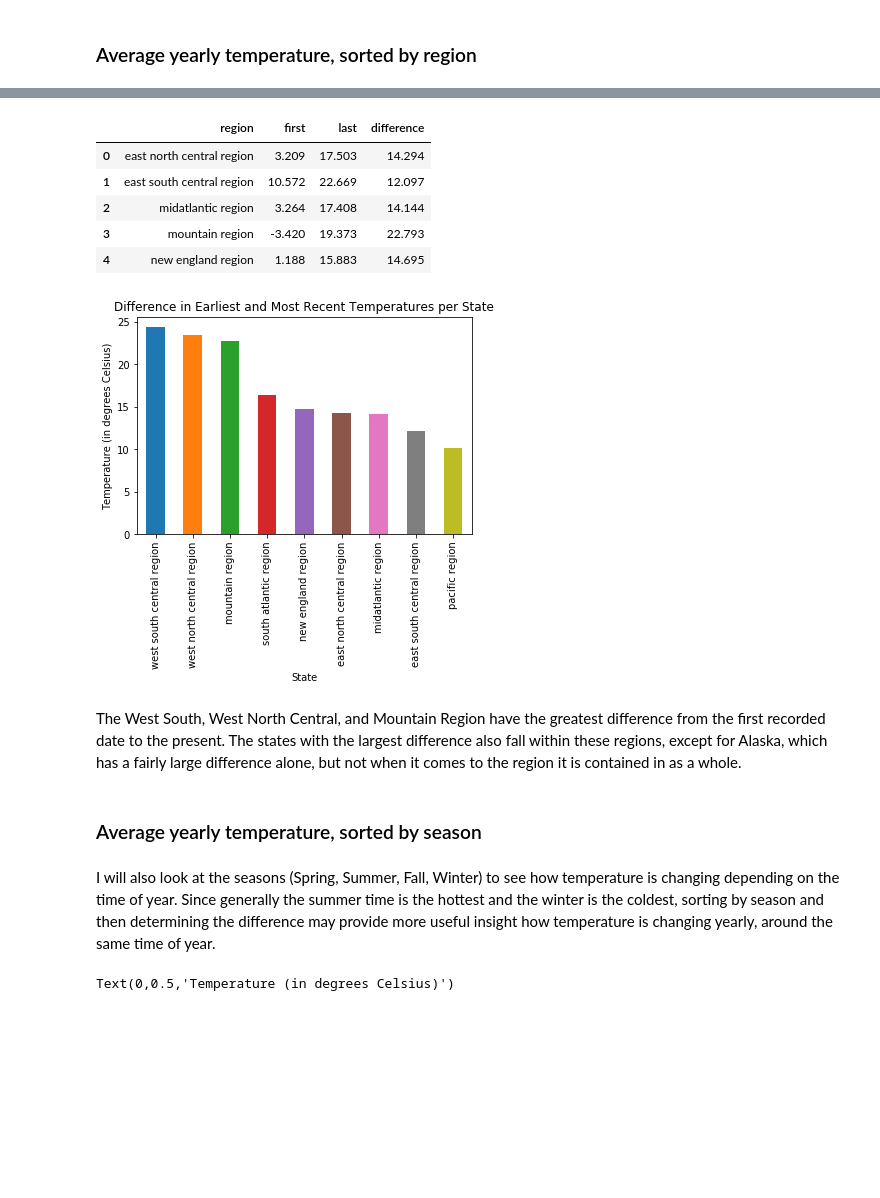
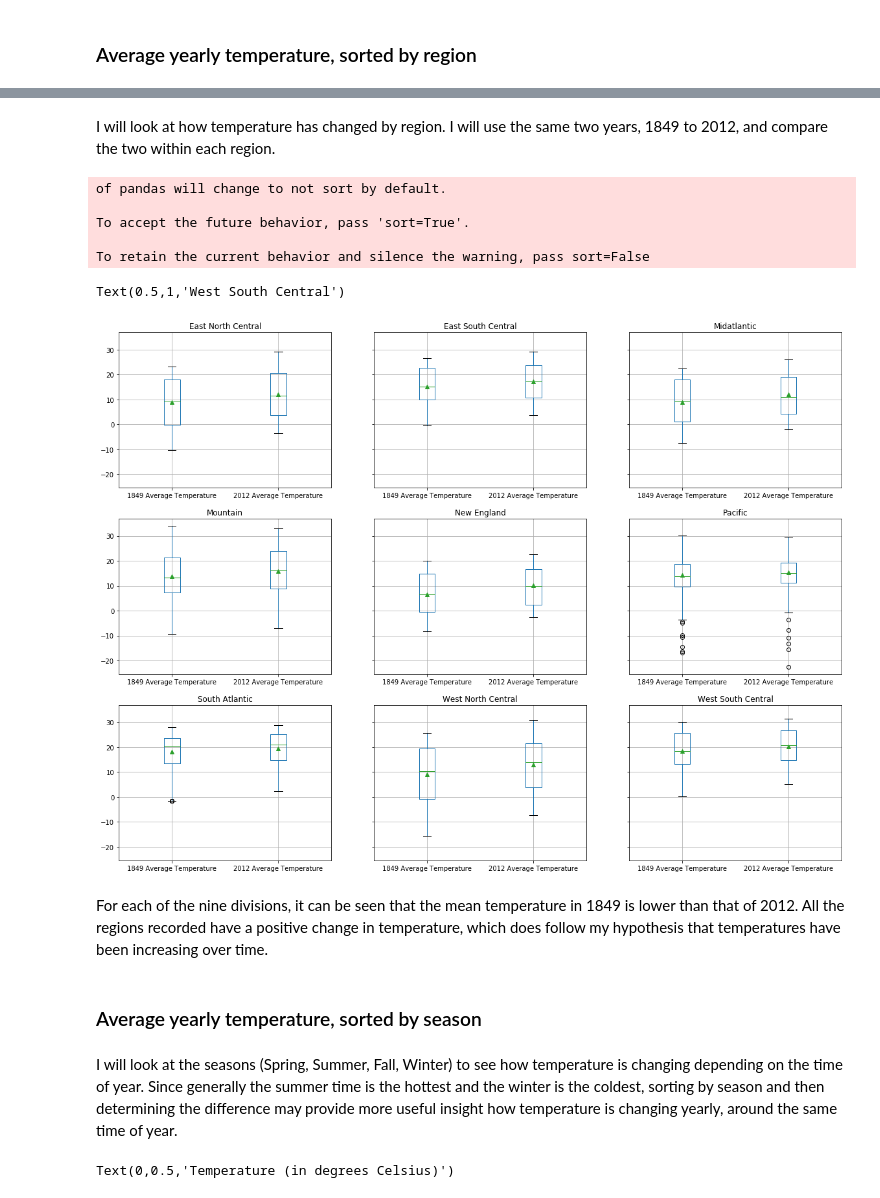
Before and after one commit to karahahn/Springboard_Capstone1, a Jupyter notebook: Data Storytelling.ipynb, the cells around one changed output, grey strips where cells are left out. Drawn from its saved outputs; the diff is of its cells as text; code cells hidden in the pictures; blank space fills up the shorter version.

```diff
--- a/Data Storytelling.ipynb
+++ b/Data Storytelling.ipynb
@@ -370,24 +288,2 @@ Sorting by regions, there is a more concise view, and it can be noted that the p
-# %%
-# obtain the first (oldest) and last (most recent) temperature value for each region
-first_last_region = temp_county_region.copy()
-first_last_region = first_last_region[['region','year','AverageTemperature']]
-first_last_region = first_last_region.groupby('region').AverageTemperature.agg(['first', 'last'])
-first_last_region['difference'] = first_last_region['last'] - first_last_region['first']
-first_last_region.reset_index().head()
-# %% [output]
-|  | region | first | last | difference |
-| 0 | east north central region | 3.209 | 17.503 | 14.294 |
-| 1 | east south central region | 10.572 | 22.669 | 12.097 |
-| 2 | midatlantic region | 3.264 | 17.408 | 14.144 |
-| 3 | mountain region | -3.420 | 19.373 | 22.793 |
-| 4 | new england region | 1.188 | 15.883 | 14.695 |
-# %%
-first_last_region['difference'].sort_values(ascending=False).plot.bar()
-plt.title('Difference in Earliest and Most Recent Temperatures per State')
-plt.xlabel('State')
-plt.ylabel('Temperature (in degrees Celsius)')
-plt.show()
-# %% [output]
-[figure, removed]
-# %% [markdown]
-The West South, West North Central, and Mountain Region have the greatest difference from the first recorded date to the present. The states with the largest difference also fall within these regions, except for Alaska, which has a fairly large difference alone, but not when it comes to the region it is contained in as a whole.
+# %% [markdown]
+I will look at how temperature has changed by region. I will use the same two years, 1849 to 2012, and compare the two within each region.
@@ -394,8 +326,56 @@ The West South, West North Central, and Mountain Region have the greatest differ
+# %%
+fig, ax = plt.subplots(3,3, sharey='all',figsize=(20,15))
+
+enc = pd.concat([enc_1849,enc_2012],axis=1)[['1849 Average Temperature','2012 Average Temperature']]
+enc.boxplot(ax=ax[0,0], showmeans=True)
+ax[0,0].set_title('East North Central')
+
+esc = pd.concat([esc_1849,esc_2012],axis=1)[['1849 Average Temperature','2012 Average Temperature']]
+esc.boxplot(ax=ax[0,1], showmeans=True)
+ax[0,1].set_title('East South Central')
+
+mid = pd.concat([mid_1849,mid_2012],axis=1)[['1849 Average Temperature','2012 Average Temperature']]
+mid.boxplot(ax=ax[0,2], showmeans=True)
+ax[0,2].set_title('Midatlantic')
+
+mt = pd.concat([mt_1849,mt_2012],axis=1)[['1849 Average Temperature','2012 Average Temperature']]
+mt.boxplot(ax=ax[1,0], showmeans=True)
+ax[1,0].set_title('Mountain')
+
+ne = pd.concat([ne_1849,ne_2012],axis=1)[['1849 Average Temperature','2012 Average Temperature']]
+ne.boxplot(ax=ax[1,1], showmeans=True)
+ax[1,1].set_title('New England')
+
+pac = pd.concat([pac_1849,pac_2012],axis=1)[['1849 Average Temperature','2012 Average Temperature']]
+pac.boxplot(ax=ax[1,2], showmeans=True)
+ax[1,2].set_title('Pacific')
+
+sa = pd.concat([sa_1849,sa_2012],axis=1)[['1849 Average Temperature','2012 Average Temperature']]
+sa.boxplot(ax=ax[2,0], showmeans=True)
+ax[2,0].set_title('South Atlantic')
+
+wnc = pd.concat([wnc_1849,wnc_2012],axis=1)[['1849 Average Temperature','2012 Average Temperature']]
+wnc.boxplot(ax=ax[2,1], showmeans=True)
+ax[2,1].set_title('West North Central')
+
+wsc = pd.concat([wsc_1849,wsc_2012],axis=1)[['1849 Average Temperature','2012 Average Temperature']]
+wsc.boxplot(ax=ax[2,2], showmeans=True)
+ax[2,2].set_title('West South Central')
+# %% [output]
+of pandas will change to not sort by default.
+
+To accept the future behavior, pass 'sort=True'.
+
+To retain the current behavior and silence the warning, pass sort=False
+Text(0.5,1,'West South Central')
+[figure, added]
+# %% [markdown]
+For each of the nine divisions, it can be seen that the mean temperature in 1849 is lower than that of 2012.  All the regions recorded have a positive change in temperature, which does follow my hypothesis that temperatures have been increasing over time.
 # %% [markdown]
 ### Average yearly temperature, sorted by season
 # %% [markdown]
 
-I will also look at the seasons (Spring, Summer, Fall, Winter) to see how temperature is changing depending on the time of year. Since generally the summer time is the hottest and the winter is the coldest, sorting by season and then determining the difference may provide more useful insight how temperature is changing yearly, around the same time of year.
+I will look at the seasons (Spring, Summer, Fall, Winter) to see how temperature is changing depending on the time of year. Since generally the summer time is the hottest and the winter is the coldest, sorting by season and then determining the difference may provide more useful insight how temperature is changing yearly, around the same time of year.
 # %%
 seasons_df = temp_county_region.copy()
 seasons_df = seasons_df[['season','state','region','year','AverageTemperature']]
```
Also changed, not shown: parts of 91 cells of this notebook.
